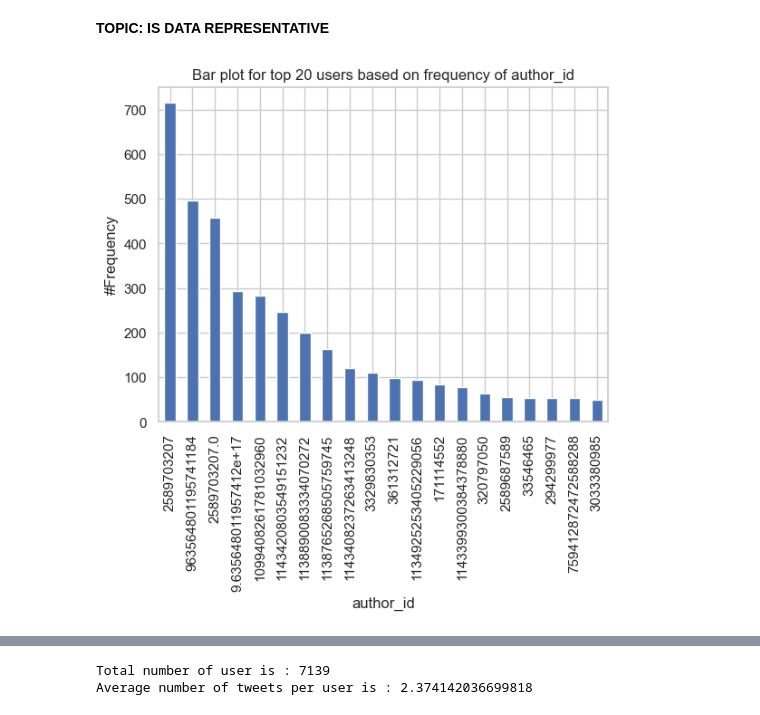
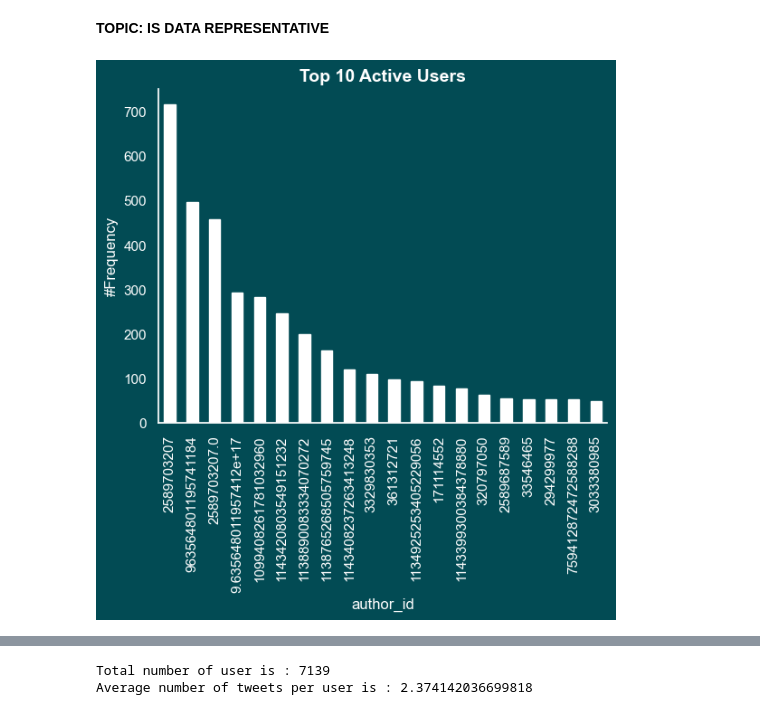
Before and after one commit to ShinuJoseph/Tweets2GPT, a Jupyter notebook: Code/Notebooks/Sprint3 - Data Understanding - Cem.ipynb, the cells around one changed output, grey strips where cells are left out. Cells and saved outputs as stored; diff of their text form; code cells hidden in the pictures.

```diff
--- a/Code/Notebooks/Sprint3 - Data Understanding - Cem.ipynb
+++ b/Code/Notebooks/Sprint3 - Data Understanding - Cem.ipynb
@@ -393,17 +458,43 @@ plt.show()
 [figure]
 # %% [markdown]
 **TOPIC: IS DATA REPRESENTATIVE**
-# %%
-# Create a bar plot regarding top 20 users based on frequency of author_id
-import seaborn as sns
-import matplotlib.pyplot as plt
-sns.set(style="whitegrid")
-top_20_users = df['author_id'].value_counts().head(20)
-top_20_users.plot.bar()
-plt.title('Bar plot for top 20 users based on frequency of author_id')
-plt.ylabel('#Frequency', fontsize=12)
-plt.xlabel('author_id', fontsize=12)
-plt.xticks(rotation=90)
-plt.show()
-# %% [output]
-[figure, removed]
+# %%
+import seaborn as sns
+import matplotlib.pyplot as plt
+
+# Generate some data for demonstration purposes
+# Replace this with your actual data
+# top_20_users = df['author_id'].value_counts().head(20)
+
+# Create a bar plot
+top_20_users.plot.bar(color='white')  # Set bar colors to white
+
+plt.title('Top 10 Active Users', color='white', fontsize=14, fontweight='bold')
+plt.ylabel('#Frequency', color='white', fontsize=12)
+plt.xlabel('author_id', color='white', fontsize=12)
+plt.xticks(rotation=90, color='white')  # Set x tick color to white
+plt.yticks(color='white')  # Set y tick color to white
+
+# Set background color
+fig = plt.gcf()
+fig.set_facecolor('#024B54')
+
+# Access the current Axes
+ax = plt.gca()
+
+# Set grid color to #024B54
+ax.yaxis.grid(color='#024B54')  # Set y-axis grid color
+ax.xaxis.grid(color='#024B54')  # Set x-axis grid color
+
+# Set axes background color to #024B54
+ax.set_facecolor('#024B54')
+
+# Remove frame but keep axes
+ax.spines['top'].set_visible(False)
+ax.spines['right'].set_visible(False)
+ax.spines['left'].set_color('white')  # Set left spine color to white
+ax.spines['bottom'].set_color('white')  # Set bottom spine color to white
+
+plt.show()
+# %% [output]
+[figure, added]
```
Also changed, not shown: parts of 61 cells of this notebook, 2 other files.
